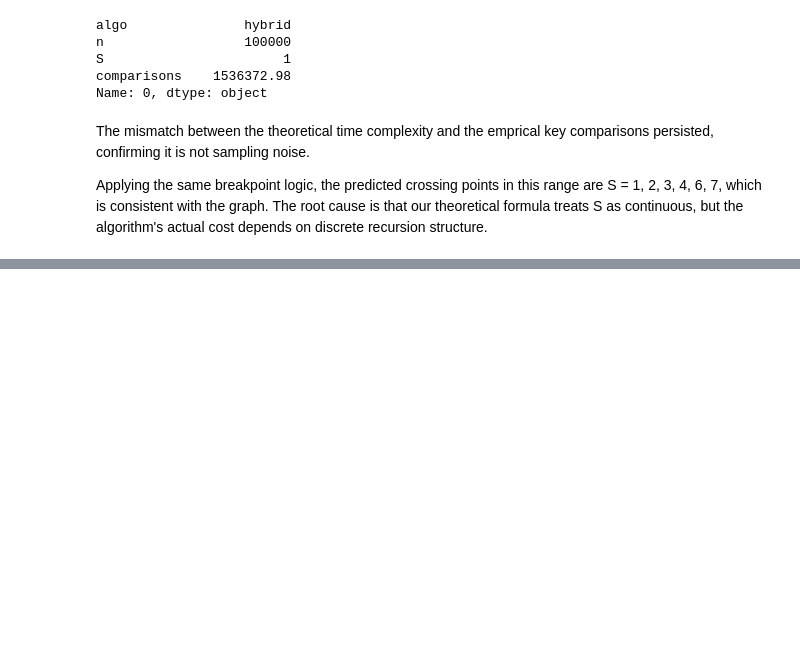
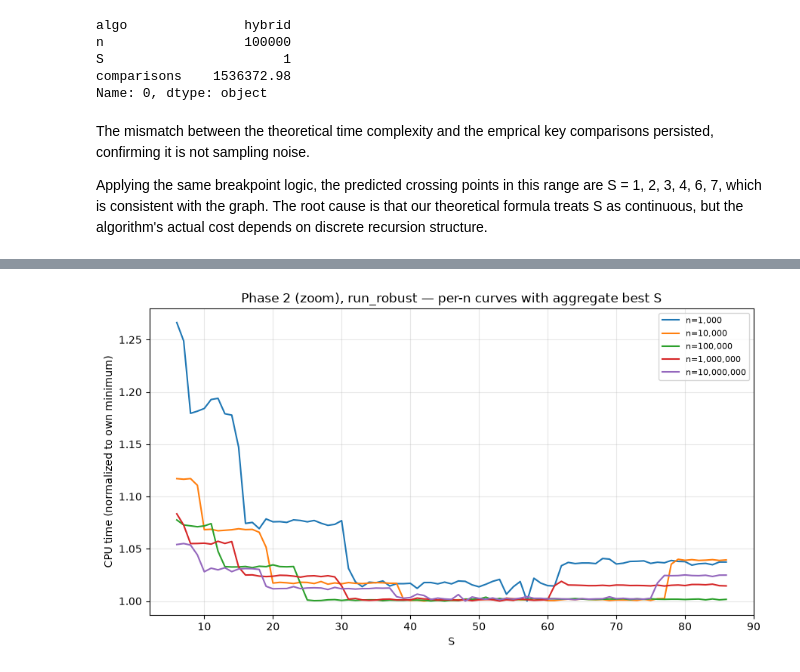
Before and after one commit to wheyy/merge-insertion-hybrid, a Jupyter notebook: analysis.ipynb, the cells around one changed output, grey strips where cells are left out. Cells and saved outputs as stored; diff of their text form; code cells hidden in the pictures; blank space fills up the shorter version.

```diff
--- a/analysis.ipynb
+++ b/analysis.ipynb
@@ -616,0 +776,22 @@ plain merge sort, while the CPU-time-optimal `S` is where the hybrid approach ac
+# %%
+# Pool all studied n's together into one curve: normalize each n's curve to
+# its own minimum, then average across n at each S -- a more robust way to
+# pick a single recommended S than reading off any one (noisy) n's argmin.
+pivot = df_ciii_zoom.pivot(index="n", columns="S", values="time_ms_mean_of_mins")
+pivot_norm = pivot.div(pivot.min(axis=1), axis=0)  # each row normalized to its own minimum
+
+fig, ax = plt.subplots(figsize=(9, 5))
+
+for n_study in pivot_norm.index:
+    ax.plot(pivot_norm.columns, pivot_norm.loc[n_study].to_numpy(),
+             label=f"n={n_study:,}")
+
+ax.set_xlabel("S")
+ax.set_ylabel("CPU time (normalized to own minimum)")
+ax.set_title("Phase 2 (zoom), run_robust — per-n curves with aggregate best S")
+ax.legend(fontsize=8)
+ax.grid(True, alpha=0.3)
+plt.tight_layout()
+plt.show()
+# %% [output]
+[figure, added]
```
Also changed, not shown: parts of 20 cells of this notebook, 4 other files.
